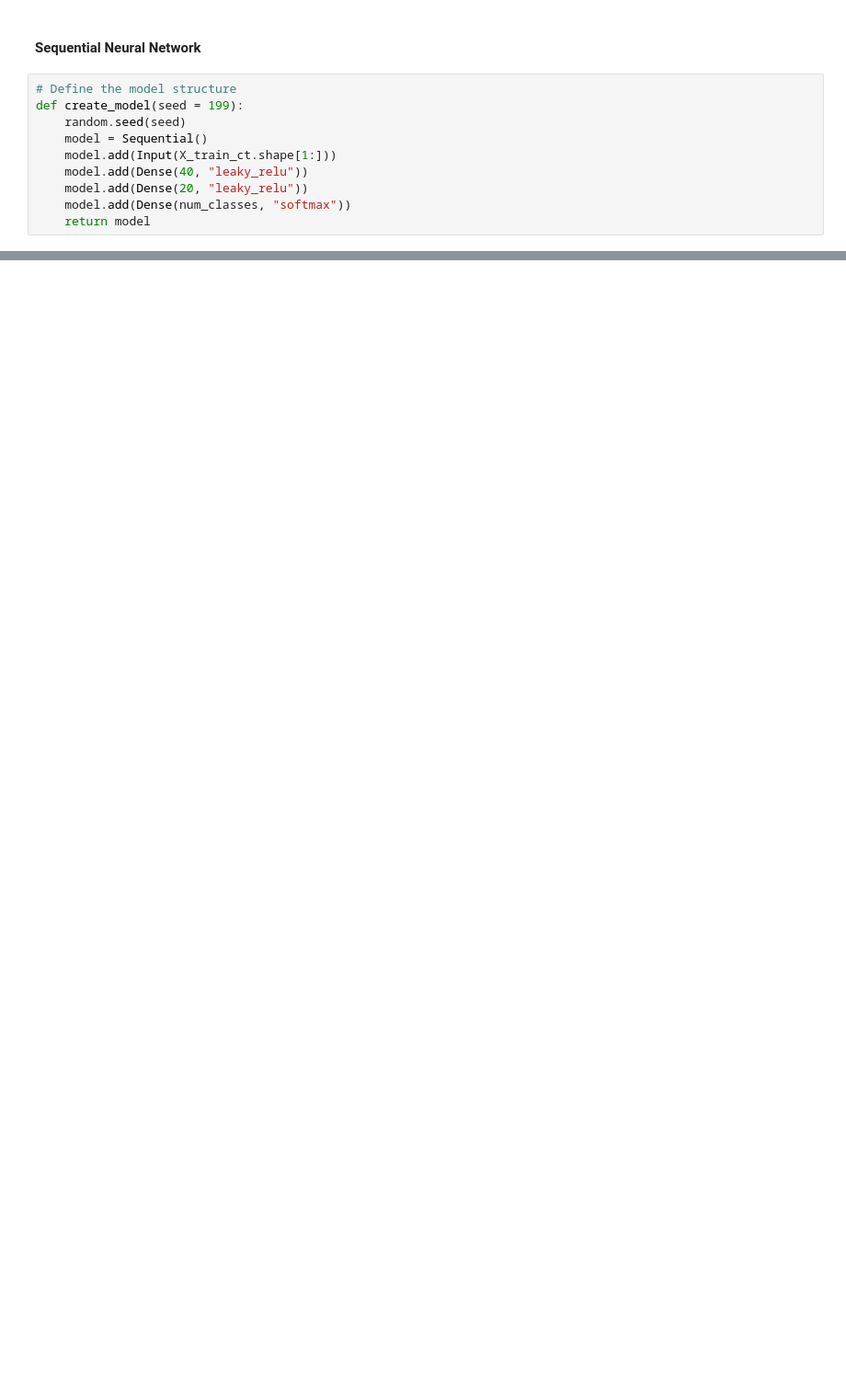
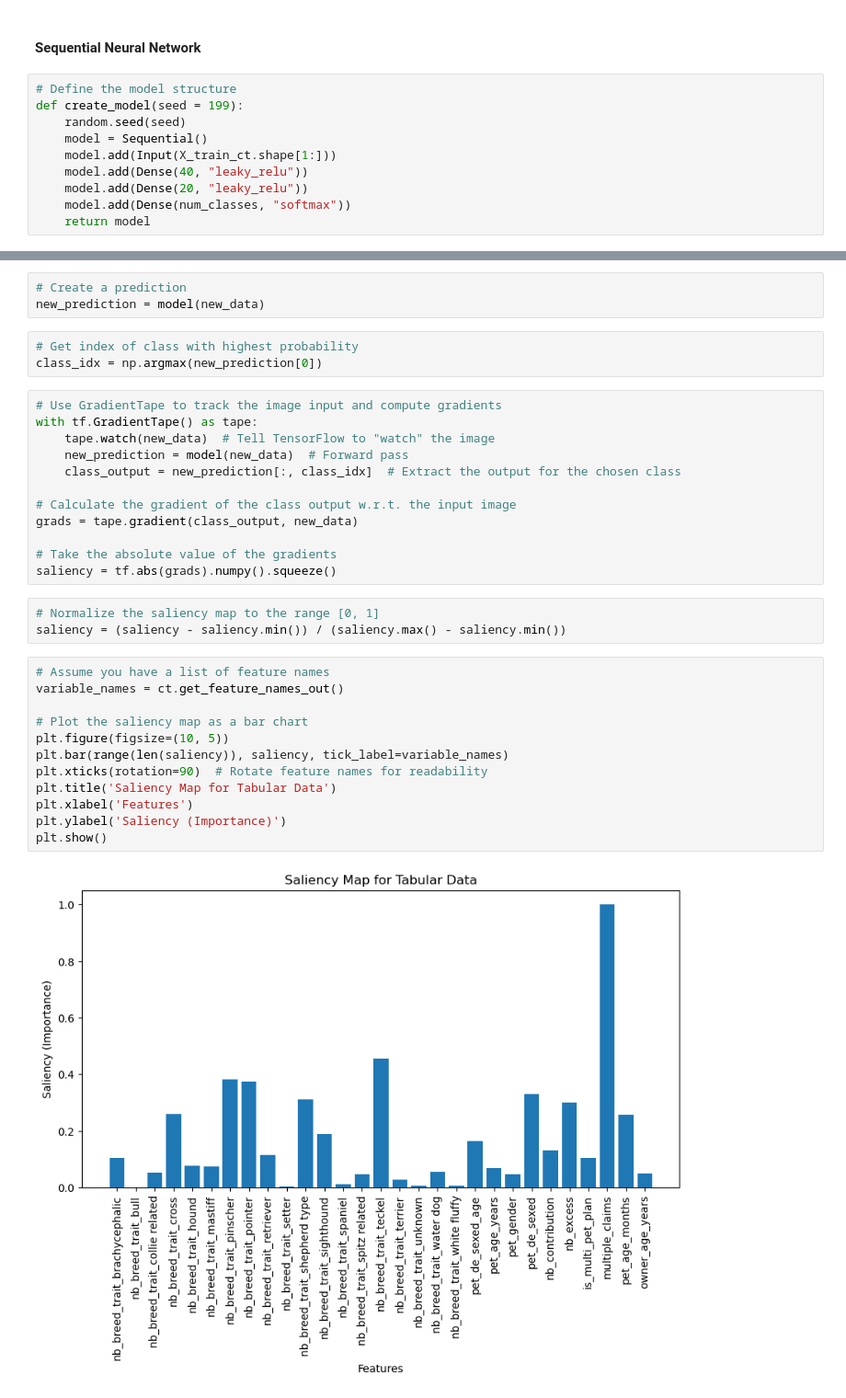
Before and after one commit to yvonnebec/ACTL4305_PETTA-INSURED, a Jupyter notebook: Unique Conditions Modelling.ipynb, the cells around one changed output, grey strips where cells are left out. Shown: that part at 92% size. Cells and saved outputs as stored; diff of their text form; blank space fills up the shorter version.

```diff
--- a/Unique Conditions Modelling.ipynb
+++ b/Unique Conditions Modelling.ipynb
@@ -519,0 +578,35 @@ plot_history(history)
+# %%
+# Create a prediction
+new_prediction = model(new_data)
+# %%
+# Get index of class with highest probability
+class_idx = np.argmax(new_prediction[0])
+# %%
+# Use GradientTape to track the image input and compute gradients
+with tf.GradientTape() as tape:
+    tape.watch(new_data)  # Tell TensorFlow to "watch" the image
+    new_prediction = model(new_data)  # Forward pass
+    class_output = new_prediction[:, class_idx]  # Extract the output for the chosen class
+
+# Calculate the gradient of the class output w.r.t. the input image
+grads = tape.gradient(class_output, new_data)
+
+# Take the absolute value of the gradients
+saliency = tf.abs(grads).numpy().squeeze()
+# %%
+# Normalize the saliency map to the range [0, 1]
+saliency = (saliency - saliency.min()) / (saliency.max() - saliency.min())
+# %%
+# Assume you have a list of feature names
+variable_names = ct.get_feature_names_out()
+
+# Plot the saliency map as a bar chart
+plt.figure(figsize=(10, 5))
+plt.bar(range(len(saliency)), saliency, tick_label=variable_names)
+plt.xticks(rotation=90)  # Rotate feature names for readability
+plt.title('Saliency Map for Tabular Data')
+plt.xlabel('Features')
+plt.ylabel('Saliency (Importance)')
+plt.show()
+# %% [output]
+[figure, added]
```
Also changed, not shown: parts of 27 cells of this notebook.
